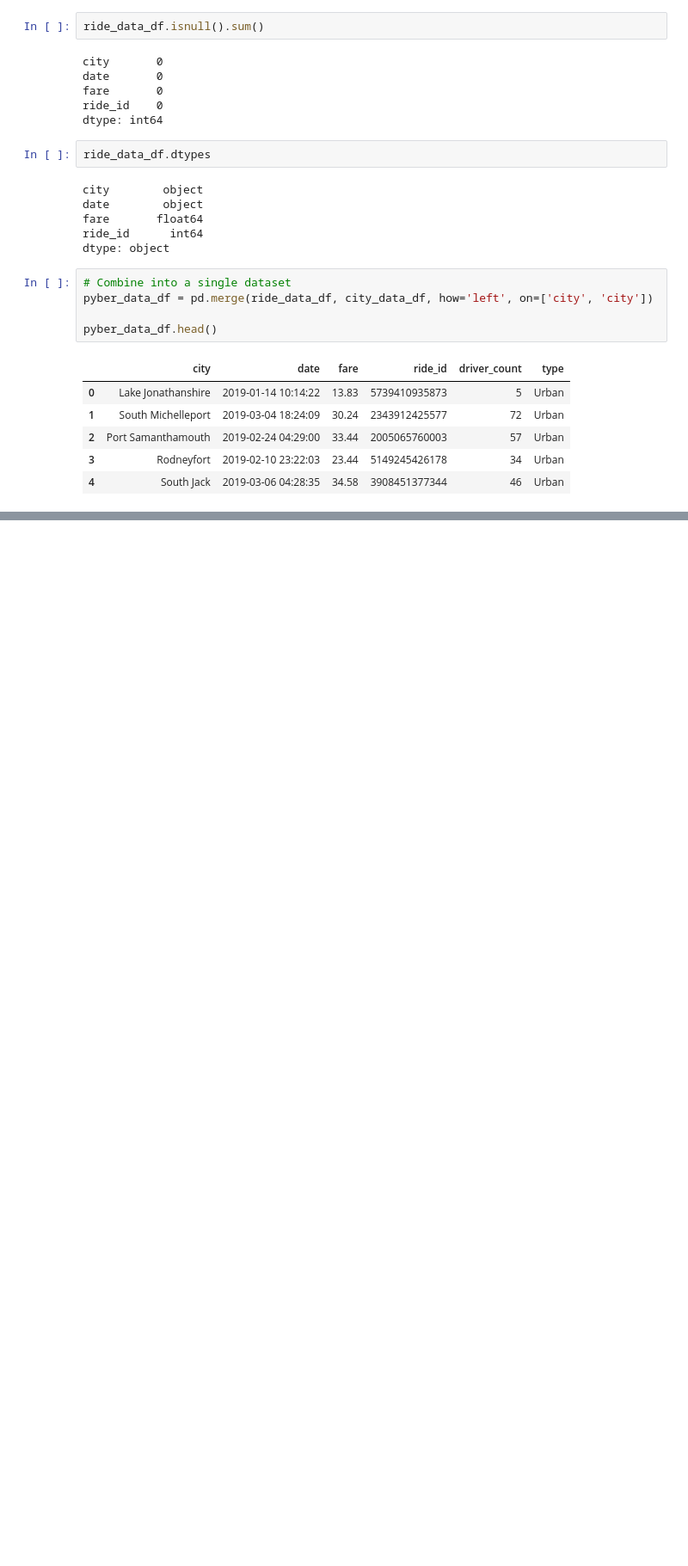
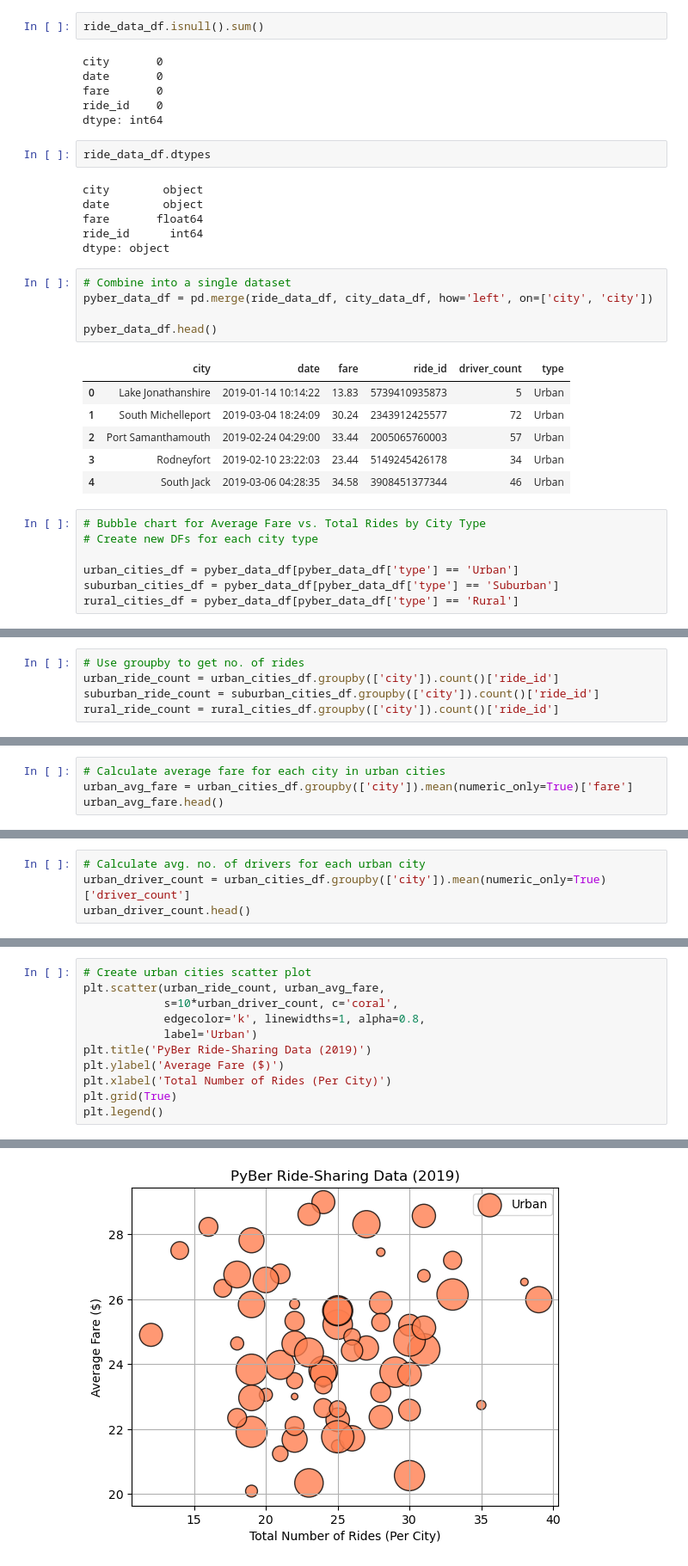
Before and after one commit to sbenston/PyBer_Analysis, a Jupyter notebook: PyBer.ipynb, the cells around one changed output, grey strips where cells are left out. Shown at 86% size. Drawn from its saved outputs; the diff is of its cells as text; blank space fills up the shorter version.

Commit message:
Add Bubble Chart and Analysis folder.

```diff
--- a/PyBer.ipynb
+++ b/PyBer.ipynb
@@ -131,3 +131,10 @@ pyber_data_df.head()
 | 2 | Port Samanthamouth | 2019-02-24 04:29:00 | 33.44 | 2005065760003 | 57 | Urban |
 | 3 | Rodneyfort | 2019-02-10 23:22:03 | 23.44 | 5149245426178 | 34 | Urban |
 | 4 | South Jack | 2019-03-06 04:28:35 | 34.58 | 3908451377344 | 46 | Urban |
+# %%
+# Bubble chart for Average Fare vs. Total Rides by City Type
+# Create new DFs for each city type
+
+urban_cities_df = pyber_data_df[pyber_data_df['type'] == 'Urban']
+suburban_cities_df = pyber_data_df[pyber_data_df['type'] == 'Suburban']
+rural_cities_df = pyber_data_df[pyber_data_df['type'] == 'Rural']
@@ -133,0 +150,5 @@ pyber_data_df.head()
+# %%
+# Use groupby to get no. of rides
+urban_ride_count = urban_cities_df.groupby(['city']).count()['ride_id']
+suburban_ride_count = suburban_cities_df.groupby(['city']).count()['ride_id']
+rural_ride_count = rural_cities_df.groupby(['city']).count()['ride_id']
@@ -133,0 +165,4 @@ pyber_data_df.head()
+# %%
+# Calculate average fare for each city in urban cities
+urban_avg_fare = urban_cities_df.groupby(['city']).mean(numeric_only=True)['fare']
+urban_avg_fare.head()
@@ -133,0 +181,4 @@ pyber_data_df.head()
+# %%
+# Calculate avg. no. of drivers for each urban city
+urban_driver_count = urban_cities_df.groupby(['city']).mean(numeric_only=True)['driver_count']
+urban_driver_count.head()
@@ -133,0 +197,12 @@ pyber_data_df.head()
+# %%
+# Create urban cities scatter plot
+plt.scatter(urban_ride_count, urban_avg_fare,
+            s=10*urban_driver_count, c='coral',
+            edgecolor='k', linewidths=1, alpha=0.8,
+            label='Urban')
+plt.title('PyBer Ride-Sharing Data (2019)')
+plt.ylabel('Average Fare ($)')
+plt.xlabel('Total Number of Rides (Per City)')
+plt.grid(True)
+plt.legend()
+# %% [output]
@@ -133,0 +210 @@ pyber_data_df.head()
+[figure, added]
```
Also changed, not shown: parts of 10 cells of this notebook.
